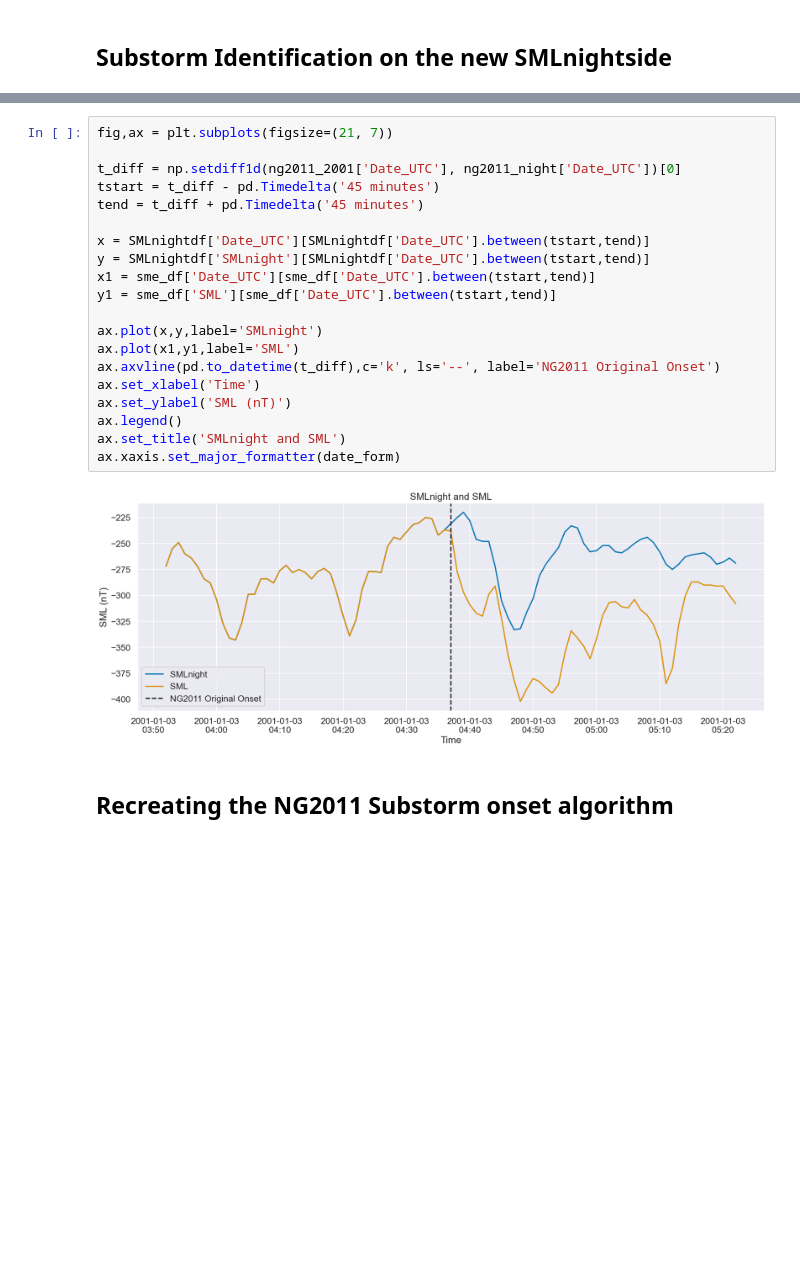
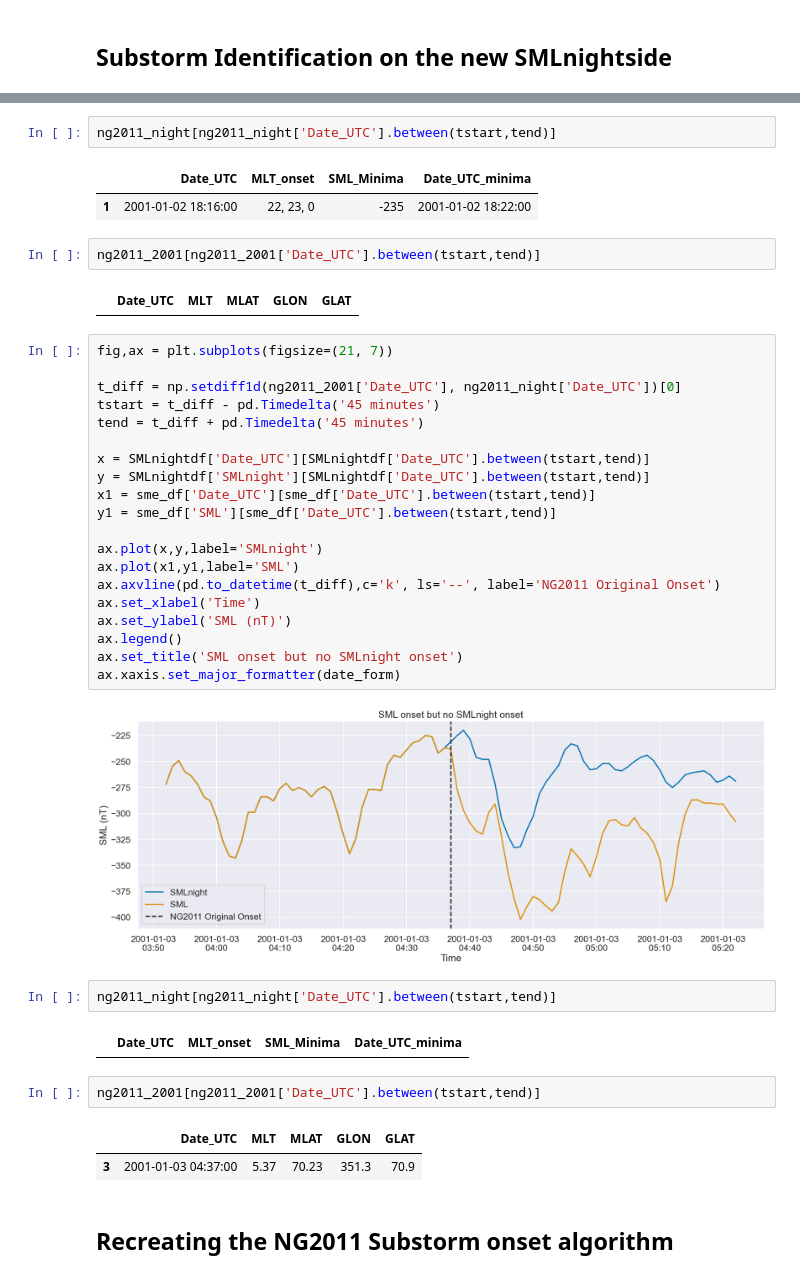
Before and after one commit to christianlao12/DP1_DP2_Project, a Jupyter notebook: SML_testing.ipynb, the cells around one changed output, grey strips where cells are left out. Drawn from its saved outputs; the diff is of its cells as text; blank space fills up the shorter version.

```diff
--- a/SML_testing.ipynb
+++ b/SML_testing.ipynb
@@ -150,3 +141,12 @@ ax.xaxis.set_major_formatter(date_form)
+# %%
+ng2011_night[ng2011_night['Date_UTC'].between(tstart,tend)]
+# %% [output]
+|  | Date_UTC | MLT_onset | SML_Minima | Date_UTC_minima |
+| 1 | 2001-01-02 18:16:00 | 22, 23, 0 | -235 | 2001-01-02 18:22:00 |
+# %%
+ng2011_2001[ng2011_2001['Date_UTC'].between(tstart,tend)]
+# %% [output]
+|  | Date_UTC | MLT | MLAT | GLON | GLAT |
 # %%
 fig,ax = plt.subplots(figsize=(21, 7))
 
@@ -165,10 +165,19 @@ ax.axvline(pd.to_datetime(t_diff),c='k', ls='--', label='NG2011 Original Onset')
 ax.set_xlabel('Time')
 ax.set_ylabel('SML (nT)')
 ax.legend()
-ax.set_title('SMLnight and SML')
+ax.set_title('SML onset but no SMLnight onset')
 ax.xaxis.set_major_formatter(date_form)
 # %% [output]
-[figure, old version]
+[figure, new version]
+# %%
+ng2011_night[ng2011_night['Date_UTC'].between(tstart,tend)]
+# %% [output]
+|  | Date_UTC | MLT_onset | SML_Minima | Date_UTC_minima |
+# %%
+ng2011_2001[ng2011_2001['Date_UTC'].between(tstart,tend)]
+# %% [output]
+|  | Date_UTC | MLT | MLAT | GLON | GLAT |
+| 3 | 2001-01-03 04:37:00 | 5.37 | 70.23 | 351.3 | 70.9 |
 # %% [markdown]
 ## Recreating the NG2011 Substorm onset algorithm
 # %%
```
Also changed, not shown: parts of 8 cells of this notebook.
